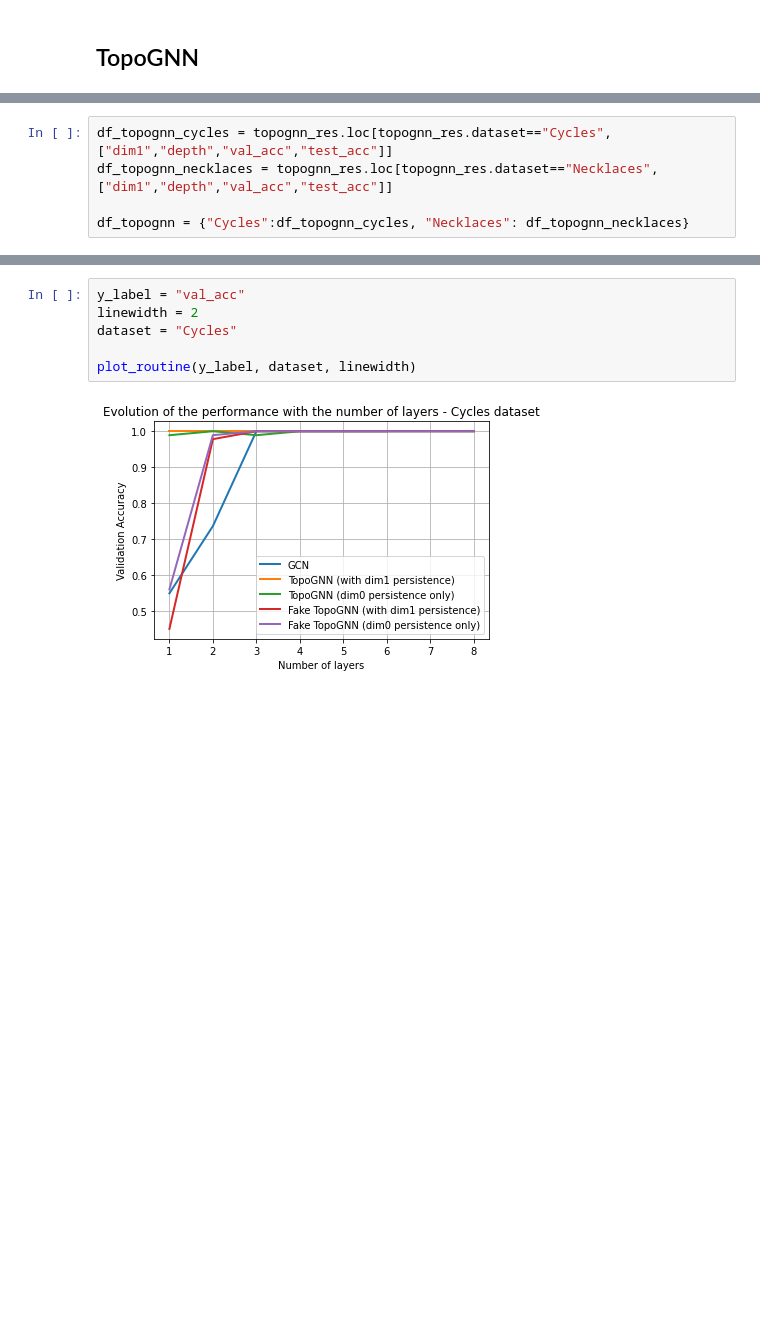
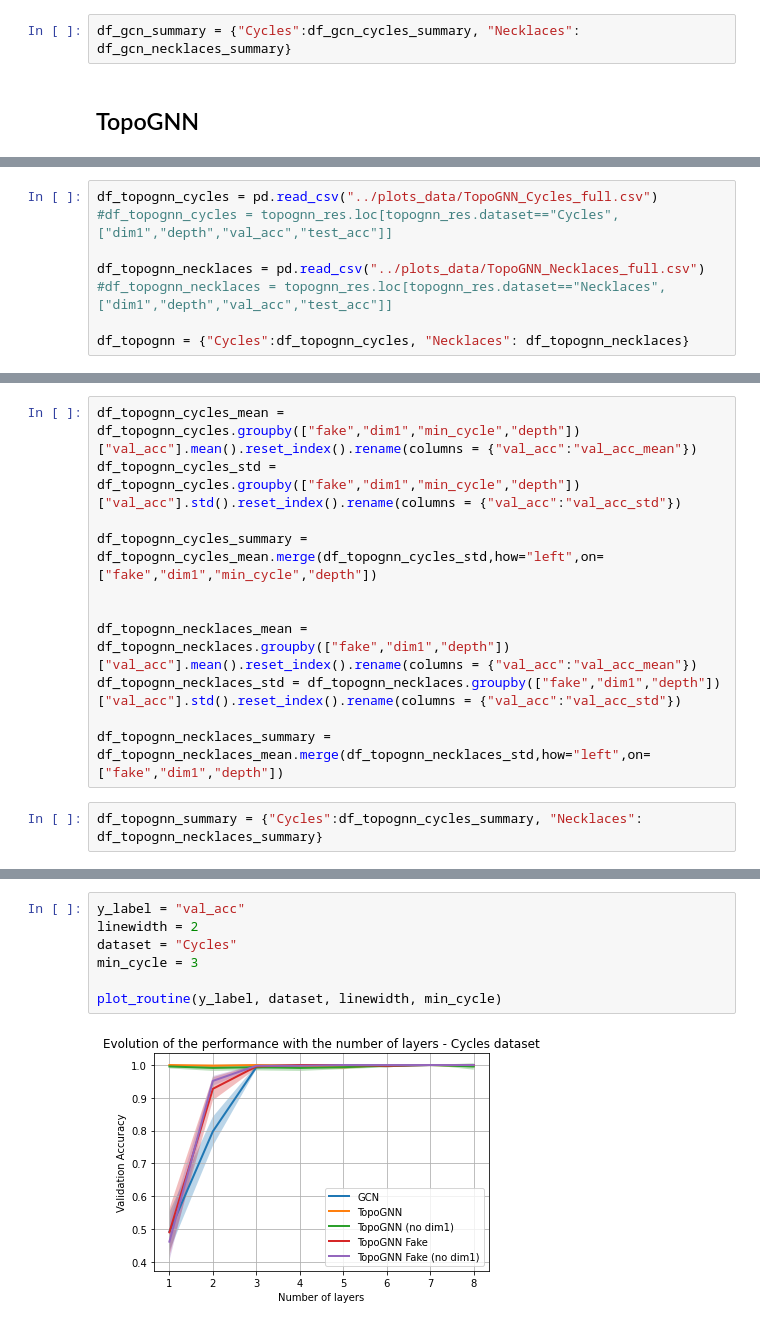
Before and after one commit to BorgwardtLab/TOGL, a Jupyter notebook: notebooks/Synthetic_plots.ipynb, the cells around one changed output, grey strips where cells are left out. Cells and saved outputs as stored; diff of their text form; blank space fills up the shorter version.

Commit message:
New synthetic plots (with xval) + Cycles of different min cycles

```diff
--- a/notebooks/Synthetic_plots.ipynb
+++ b/notebooks/Synthetic_plots.ipynb
@@ -14,3 +27,5 @@ df_gcn = {"Cycles":df_gcn_cycles, "Necklaces": df_gcn_necklaces}
+# %%
+df_gcn_summary = {"Cycles":df_gcn_cycles_summary, "Necklaces": df_gcn_necklaces_summary}
 # %% [markdown]
 ## TopoGNN
 # %%
@@ -18,5 +33,8 @@ topognn_res = pd.read_csv("../plots_data/TopoGNN_Synthetic_new.csv")
 # %%
-df_topognn_cycles = topognn_res.loc[topognn_res.dataset=="Cycles",["dim1","depth","val_acc","test_acc"]]
-df_topognn_necklaces = topognn_res.loc[topognn_res.dataset=="Necklaces",["dim1","depth","val_acc","test_acc"]]
+df_topognn_cycles = pd.read_csv("../plots_data/TopoGNN_Cycles_full.csv")
+#df_topognn_cycles = topognn_res.loc[topognn_res.dataset=="Cycles",["dim1","depth","val_acc","test_acc"]]
+
+df_topognn_necklaces = pd.read_csv("../plots_data/TopoGNN_Necklaces_full.csv")
+#df_topognn_necklaces = topognn_res.loc[topognn_res.dataset=="Necklaces",["dim1","depth","val_acc","test_acc"]]
 
 df_topognn = {"Cycles":df_topognn_cycles, "Necklaces": df_topognn_necklaces}
@@ -31,0 +41,13 @@ df_topognn_fake = {"Cycles":df_topognn_fake_cycles, "Necklaces": df_topognn_fake
+# %%
+df_topognn_cycles_mean = df_topognn_cycles.groupby(["fake","dim1","min_cycle","depth"])["val_acc"].mean().reset_index().rename(columns = {"val_acc":"val_acc_mean"})
+df_topognn_cycles_std = df_topognn_cycles.groupby(["fake","dim1","min_cycle","depth"])["val_acc"].std().reset_index().rename(columns = {"val_acc":"val_acc_std"})
+
+df_topognn_cycles_summary = df_topognn_cycles_mean.merge(df_topognn_cycles_std,how="left",on=["fake","dim1","min_cycle","depth"])
+
+
+df_topognn_necklaces_mean = df_topognn_necklaces.groupby(["fake","dim1","depth"])["val_acc"].mean().reset_index().rename(columns = {"val_acc":"val_acc_mean"})
+df_topognn_necklaces_std = df_topognn_necklaces.groupby(["fake","dim1","depth"])["val_acc"].std().reset_index().rename(columns = {"val_acc":"val_acc_std"})
+
+df_topognn_necklaces_summary = df_topognn_necklaces_mean.merge(df_topognn_necklaces_std,how="left",on=["fake","dim1","depth"])
+# %%
+df_topognn_summary = {"Cycles":df_topognn_cycles_summary, "Necklaces": df_topognn_necklaces_summary}
@@ -62,8 +134,9 @@ def plot_routine(y_label, dataset, linewidth = 2):
 # %%
 y_label = "val_acc"
 linewidth = 2
 dataset = "Cycles"
+min_cycle = 3
 
-plot_routine(y_label, dataset, linewidth)
+plot_routine(y_label, dataset, linewidth, min_cycle)
 # %% [output]
-[figure, old version]
+[figure, new version]
```
Also changed, not shown: parts of 12 cells of this notebook, 6 other files.
